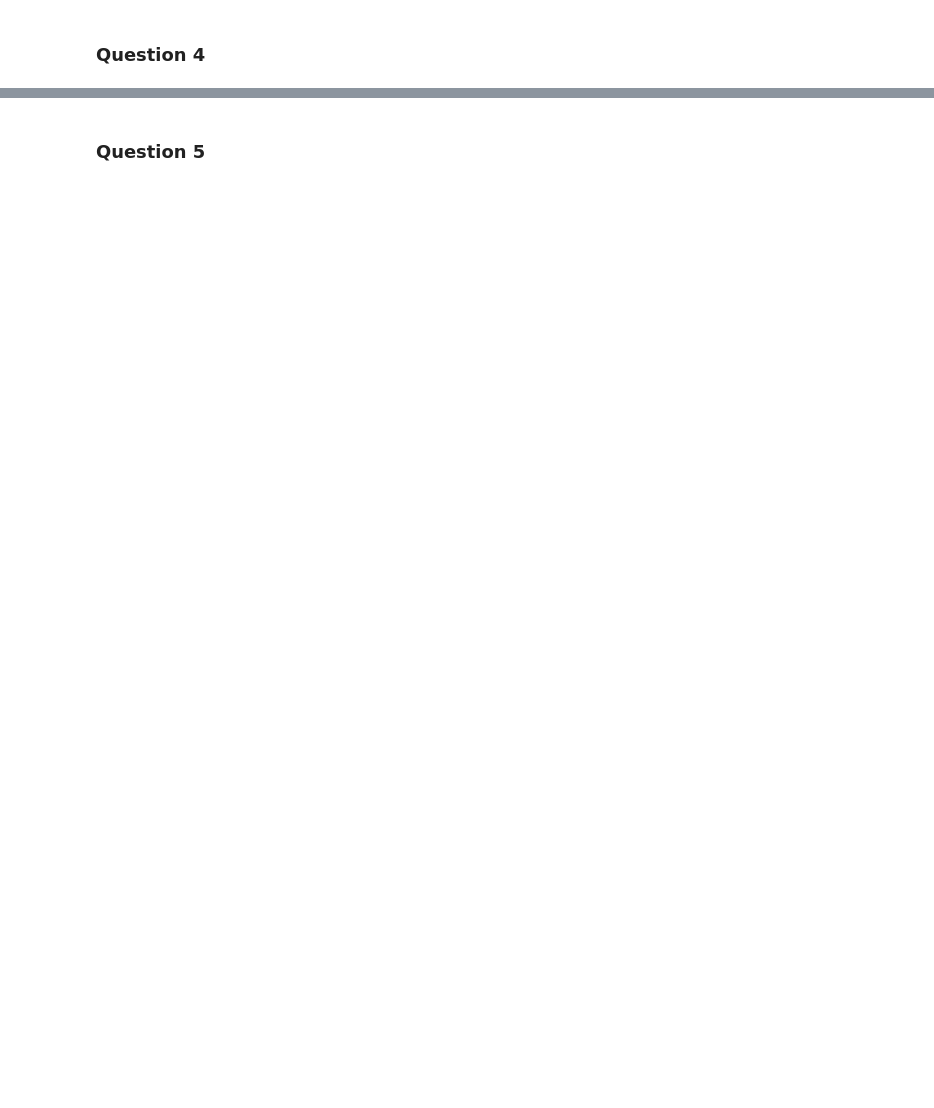
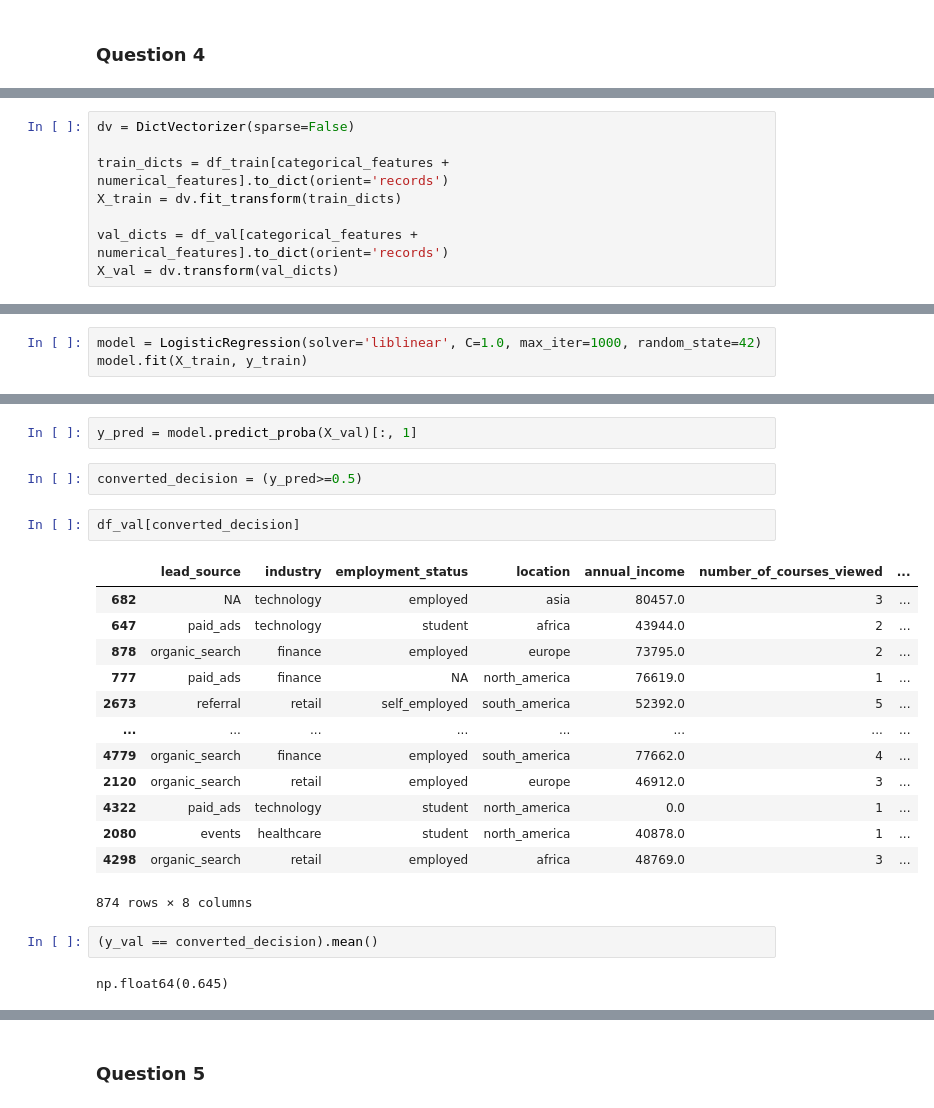
Before and after one commit to aminulaiba/machine-learning-zoomcamp-homework, a Jupyter notebook: 03-classification/homework.ipynb, the cells around one changed output, grey strips where cells are left out. Saved outputs shown, nothing was run; the diff lists cells and outputs as text; blank space fills up the shorter version.

```diff
--- a/03-classification/homework.ipynb
+++ b/03-classification/homework.ipynb
@@ -136,0 +311,8 @@ print(f"4. annual_income & interaction_count: {corr_matrix.loc['annual_income',
+# %%
+dv = DictVectorizer(sparse=False)
+
+train_dicts = df_train[categorical_features + numerical_features].to_dict(orient='records')
+X_train = dv.fit_transform(train_dicts)
+
+val_dicts = df_val[categorical_features + numerical_features].to_dict(orient='records')
+X_val = dv.transform(val_dicts)
@@ -136,0 +321,3 @@ print(f"4. annual_income & interaction_count: {corr_matrix.loc['annual_income',
+# %%
+model = LogisticRegression(solver='liblinear', C=1.0, max_iter=1000, random_state=42)
+model.fit(X_train, y_train)
@@ -136,0 +339,24 @@ print(f"4. annual_income & interaction_count: {corr_matrix.loc['annual_income',
+# %%
+y_pred = model.predict_proba(X_val)[:, 1]
+# %%
+converted_decision = (y_pred>=0.5)
+# %%
+df_val[converted_decision]
+# %% [output]
+|  | lead_source | industry | employment_status | location | annual_income | number_of_courses_viewed | ... |
+| 682 | NA | technology | employed | asia | 80457.0 | 3 | ... |
+| 647 | paid_ads | technology | student | africa | 43944.0 | 2 | ... |
+| 878 | organic_search | finance | employed | europe | 73795.0 | 2 | ... |
+| 777 | paid_ads | finance | NA | north_america | 76619.0 | 1 | ... |
+| 2673 | referral | retail | self_employed | south_america | 52392.0 | 5 | ... |
+| ... | ... | ... | ... | ... | ... | ... | ... |
+| 4779 | organic_search | finance | employed | south_america | 77662.0 | 4 | ... |
+| 2120 | organic_search | retail | employed | europe | 46912.0 | 3 | ... |
+| 4322 | paid_ads | technology | student | north_america | 0.0 | 1 | ... |
+| 2080 | events | healthcare | student | north_america | 40878.0 | 1 | ... |
+| 4298 | organic_search | retail | employed | africa | 48769.0 | 3 | ... |
+874 rows × 8 columns
+# %%
+(y_val == converted_decision).mean()
+# %% [output]
+np.float64(0.645)
```
Also changed, not shown: parts of 33 cells of this notebook.
